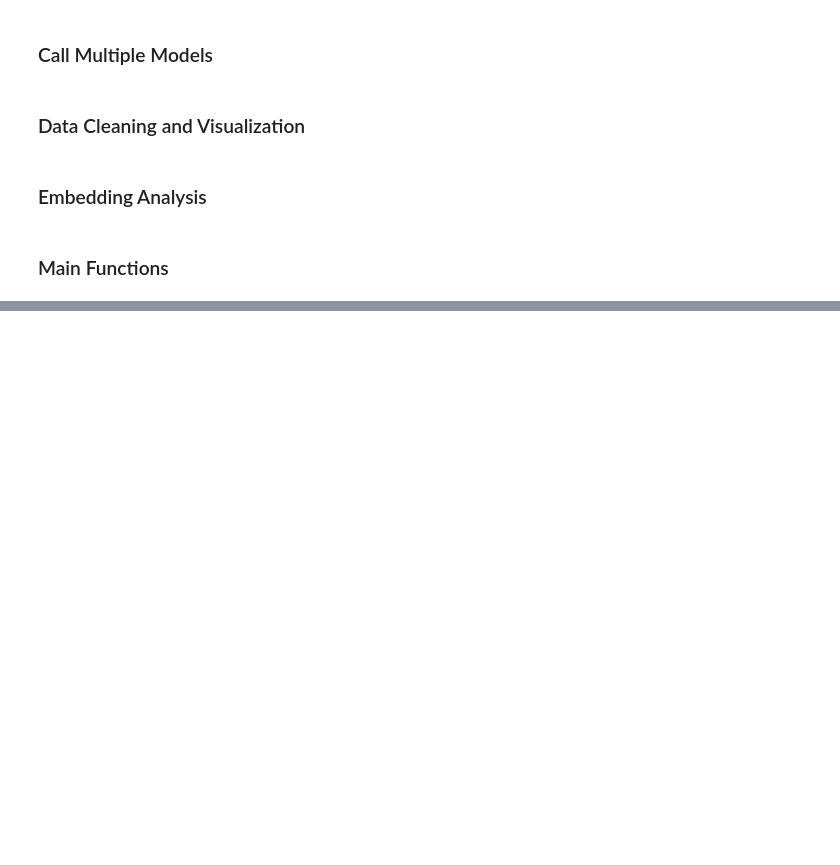
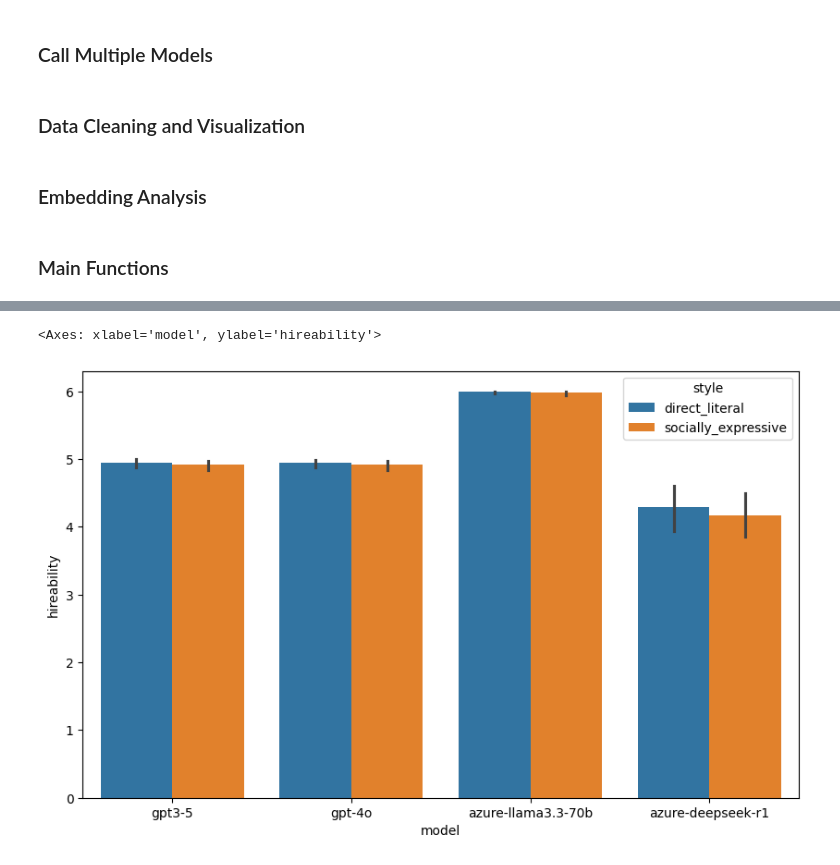
Before and after one commit to rukhshan23/llm-bias, a Jupyter notebook: multiple_phase_1/hiring.ipynb, the cells around one changed output, grey strips where cells are left out. Drawn from its saved outputs; the diff is of its cells as text; code cells hidden in the pictures; blank space fills up the shorter version.

```diff
--- a/multiple_phase_1/hiring.ipynb
+++ b/multiple_phase_1/hiring.ipynb
@@ -467,0 +1073,26 @@ visualize(metrics, dataset_output)
+# %%
+rows = []
+
+for _, row in df.iterrows():
+
+    for model in models:
+
+        rows.append({
+            "skill": row["skill"],
+            "model": model,
+            "style": "direct_literal",
+            "skill_score": row[f"autistic_skill_{model}"],
+            "hireability": row[f"autistic_hireability_{model}"],
+            "hire": row[f"autistic_hire_decision_{model}"]
+        })
+
+        rows.append({
+            "skill": row["skill"],
+            "model": model,
+            "style": "socially_expressive",
+            "skill_score": row[f"non_autistic_skill_{model}"],
+            "hireability": row[f"non_autistic_hireability_{model}"],
+            "hire": row[f"non_autistic_hire_decision_{model}"]
+        })
+
+plot_df = pd.DataFrame(rows)
@@ -467,0 +1153,13 @@ visualize(metrics, dataset_output)
+# %%
+plt.figure(figsize=(10,6))
+
+sns.barplot(
+    data=plot_df,
+    x="model",
+    y="hireability",
+    hue="style",
+    errorbar="ci"
+)
+# %% [output]
+<Axes: xlabel='model', ylabel='hireability'>
+[figure, added]
```
Also changed, not shown: parts of 79 cells of this notebook, 10 other files.
